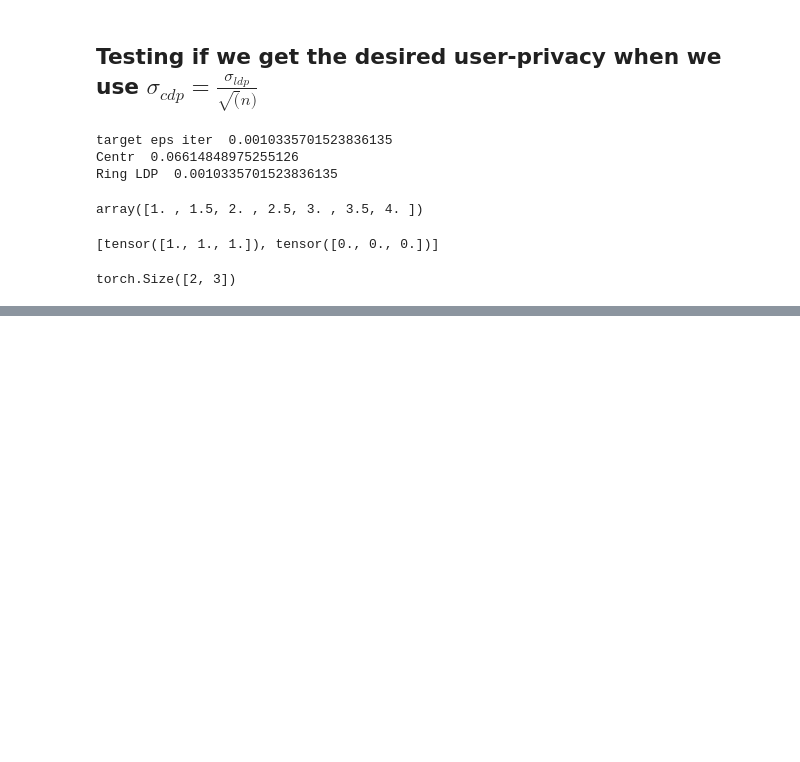
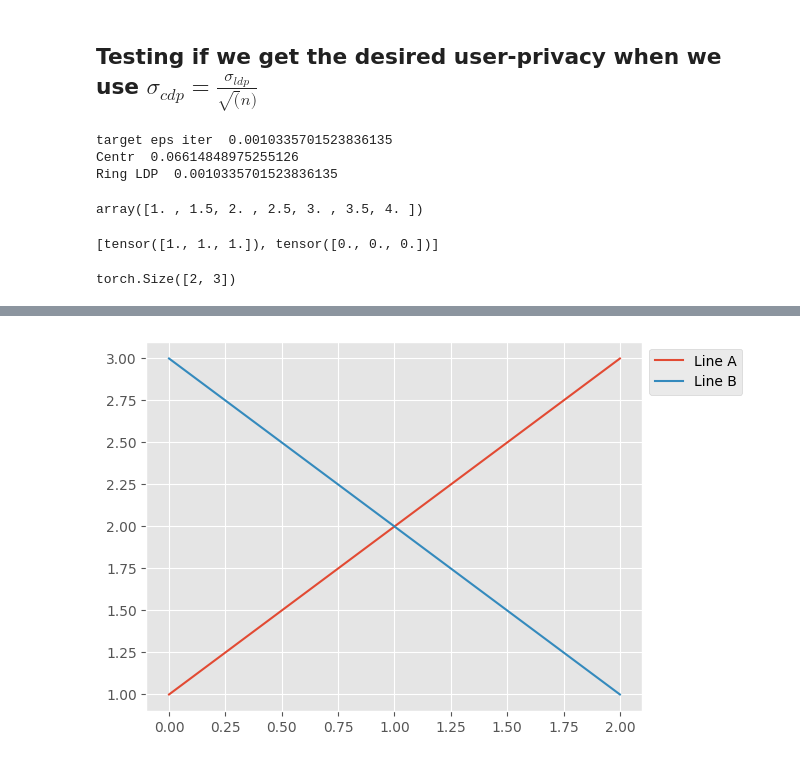
Before and after one commit to elfirdoussilab1/DECOR, a Jupyter notebook: test.ipynb, the cells around one changed output, grey strips where cells are left out. Cells and saved outputs as stored; diff of their text form; code cells hidden in the pictures; blank space fills up the shorter version.

```diff
--- a/test.ipynb
+++ b/test.ipynb
@@ -154,0 +162,14 @@ tensor([[0., 0.],
+# %%
+import matplotlib.pyplot as plt
+
+# Create a sample plot
+plt.plot([1, 2, 3], label='Line A')
+plt.plot([3, 2, 1], label='Line B')
+
+# Add a legend and specify its location outside the axes
+plt.legend(loc='upper left', bbox_to_anchor=(1, 1))
+
+# Show the plot
+plt.show()
+# %% [output]
+[figure, added]
```
Also changed, not shown: parts of 2 cells of this notebook, 40 other files.
